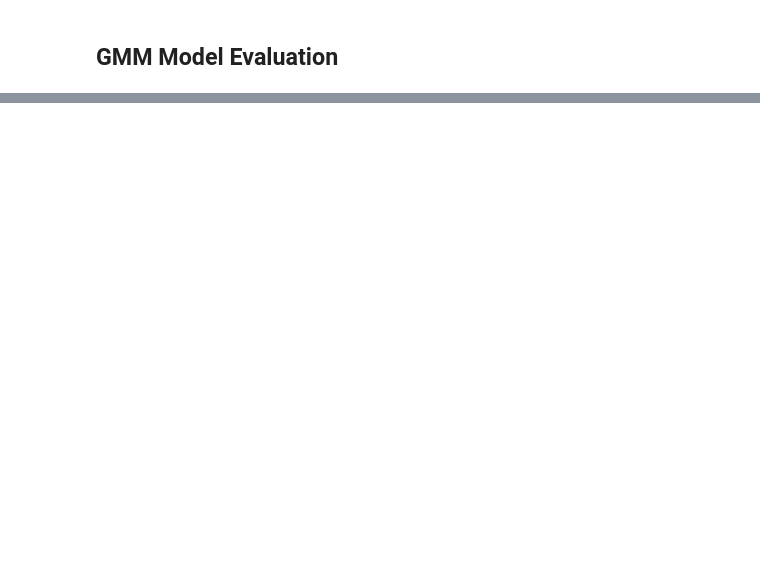
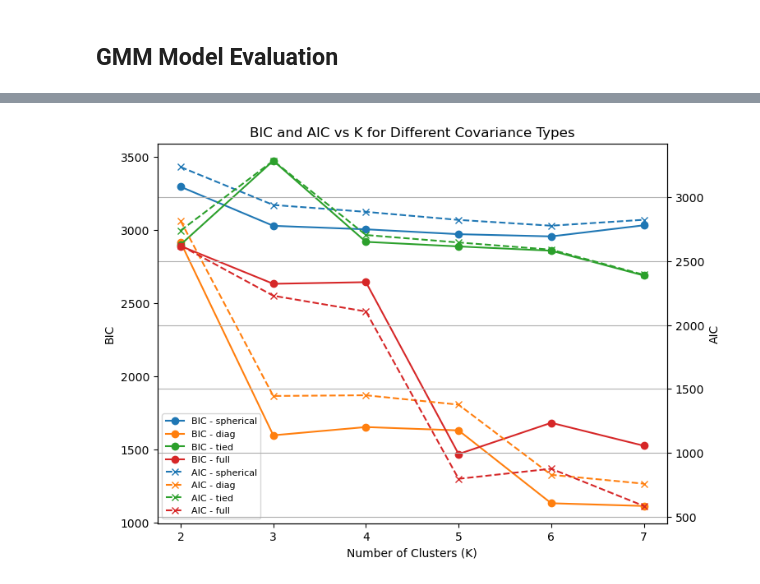
Before and after one commit to ChronoQuest/ChronoQuest1, a Jupyter notebook: Assets/Scripts/Final Boss ML/gmm_model_visualisation.ipynb, the cells around one changed output, grey strips where cells are left out. Cells and saved outputs as stored; diff of their text form; code cells hidden in the pictures; blank space fills up the shorter version.

```diff
--- a/Assets/Scripts/Final Boss ML/gmm_model_visualisation.ipynb
+++ b/Assets/Scripts/Final Boss ML/gmm_model_visualisation.ipynb
@@ -97,0 +138,47 @@ plt.show()
+# %%
+# plots for aic and bic comparison vs K
+aic_bic_results = []
+
+for cov in ["spherical", "diag", "tied", "full"]:
+    for k in range(2, 8):
+        gmm = GaussianMixture(n_components=k, covariance_type=cov, random_state=42)
+        gmm.fit(X_scaled)
+
+        labels = gmm.predict(X_scaled)
+
+        aic_bic_results.append({
+            "covariance": cov,
+            "k": k,
+            "silhouette": silhouette_score(X_scaled, labels),
+            "bic": gmm.bic(X_scaled),
+            "aic": gmm.aic(X_scaled)
+        })
+
+        df_aic_bic_results = pd.DataFrame(aic_bic_results)
+
+# --- plotting dual-axis figure ---
+fig, ax1 = plt.subplots(figsize=(8, 6))
+
+for cov in df_aic_bic_results["covariance"].unique():
+    subset = df_aic_bic_results[df_aic_bic_results["covariance"] == cov]
+    ax1.plot(subset["k"], subset["bic"], marker='o', label=f"BIC - {cov}")
+
+ax1.set_xlabel("Number of Clusters (K)")
+ax1.set_ylabel("BIC")
+
+ax2 = ax1.twinx()
+for cov in df_aic_bic_results["covariance"].unique():
+    subset = df_aic_bic_results[df_aic_bic_results["covariance"] == cov]
+    ax2.plot(subset["k"], subset["aic"], linestyle='--', marker='x', label=f"AIC - {cov}")
+
+ax2.set_ylabel("AIC")
+
+plt.title("BIC and AIC vs K for Different Covariance Types")
+
+lines_1, labels_1 = ax1.get_legend_handles_labels()
+lines_2, labels_2 = ax2.get_legend_handles_labels()
+ax1.legend(lines_1 + lines_2, labels_1 + labels_2, fontsize=8)
+plt.grid()
+plt.show()
+# %% [output]
+[figure, added]
```
Also changed, not shown: parts of 9 cells of this notebook, 1 other file.
